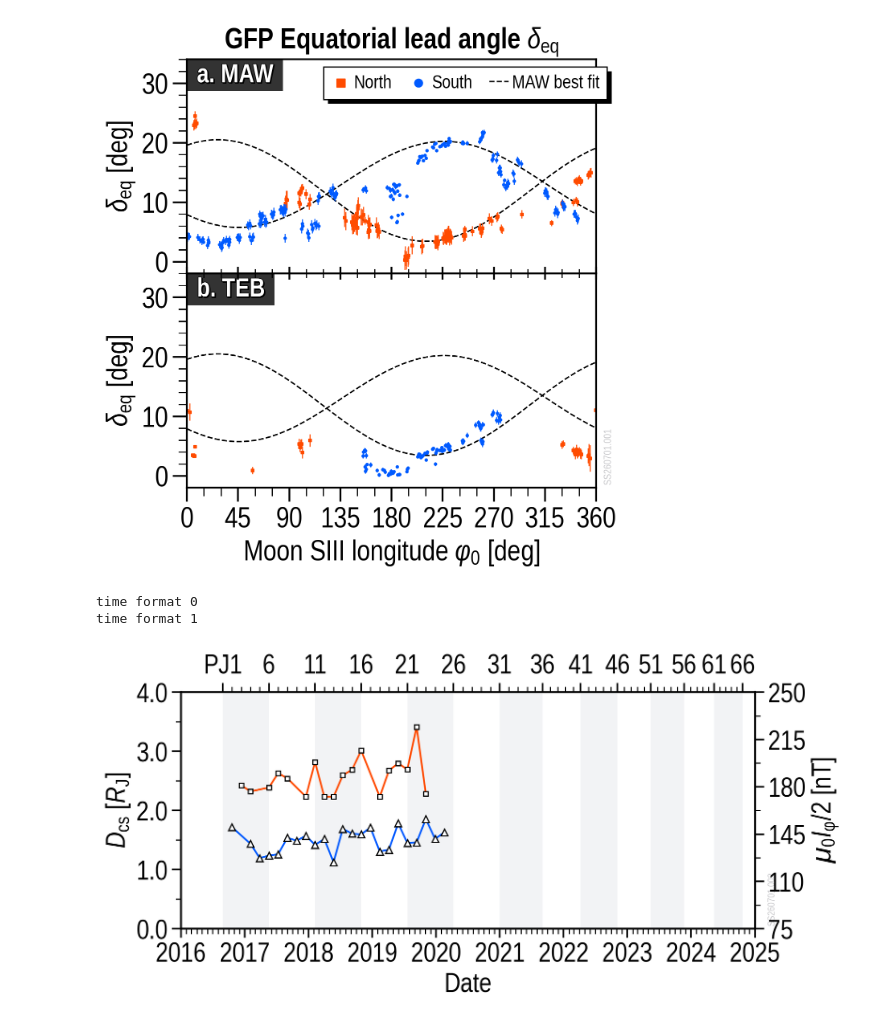
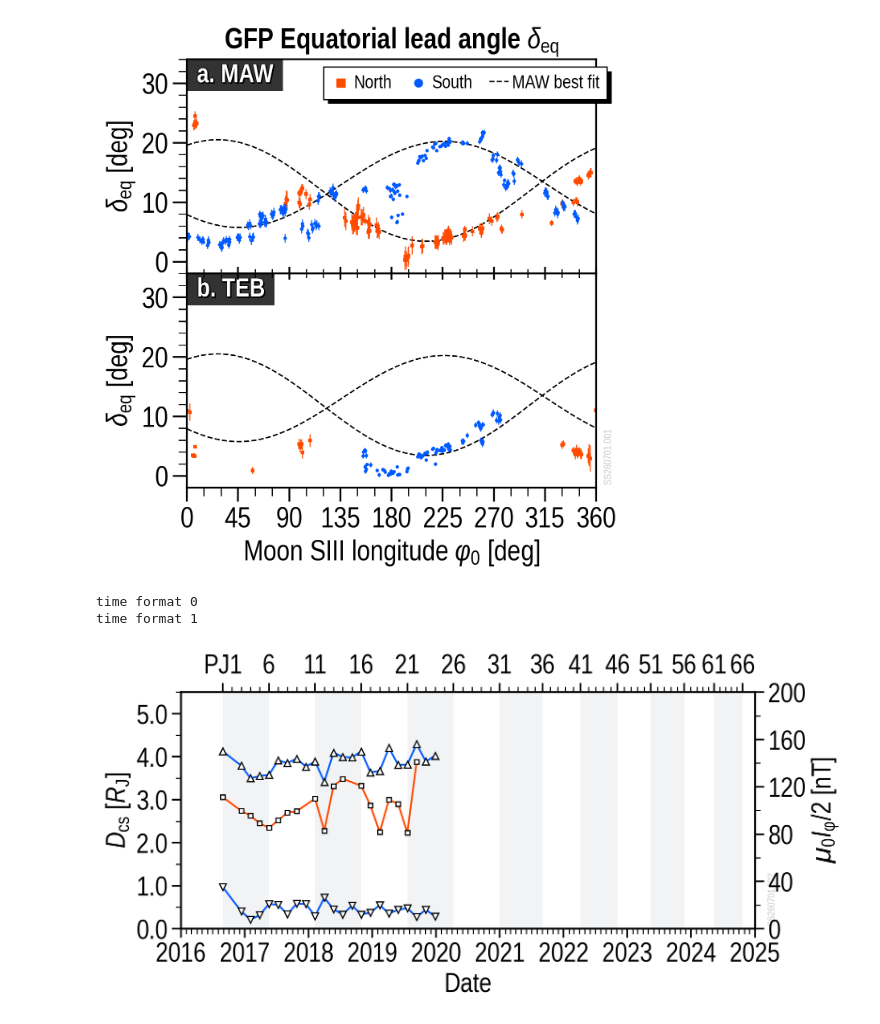
Before and after one commit to ShinnosukeSatoh/Juno_UVS_deimos, a Jupyter notebook: Eqlead_obs_Ga.ipynb, the cells around one changed output. Drawn from its saved outputs; the diff is of its cells as text; code cells hidden in the pictures.

```diff
--- a/Eqlead_obs_Ga.ipynb
+++ b/Eqlead_obs_Ga.ipynb
@@ -387,9 +387,9 @@ ticklabels = F.ax.get_xticklabels()
 ticklabels[0].set_ha('center')
 F.set_yaxis(ax_idx=0,
             label=r'$D_{\rm cs}$ [$R_{\rm J}$]',
-            min=0, max=4,
-            ticks=np.linspace(0, 4, 5),
-            ticklabels=np.linspace(0, 4, 5),
+            min=0, max=5.5,
+            ticks=np.linspace(0, 5, 6),
+            ticklabels=np.linspace(0, 5, 6),
             minor_num=2)
 
 # Disk thickness
@@ -403,9 +403,9 @@ for i in range(len(PJ_LIST)):
     view_TEB = viewingangle(PJ_LIST[i], TARGET_MOON, 'TEB')
     view = np.hstack((view_MAW, view_TEB))
     disk_thickness[i] = np.average(
-        thick_coef_best[select_pj][np.where(view > 30.0)])
+        thick_coef_best[select_pj][np.where(view <= 30.0)])
     selected_time += [spice.et2datetime(
-        np.median(et_fp[select_pj][np.where(view > 30.0)]))]
+        np.median(et_fp[select_pj][np.where(view <= 30.0)]))]
 
 isnan = np.isnan(disk_thickness)
 selected_time = np.array(selected_time, dtype=np.datetime64)
@@ -417,17 +417,17 @@ F.ax.plot(selected_time[~isnan], disk_thickness[~isnan]*3.6,
 # Azimuthal current constant [RJ]
 selected_time = []
 for i in range(con20_pj_idx.size):
-    selected_time += [JUNO_PJ_TIMES[con20_pj_idx[i]]]
+    selected_time += [JUNO_PJ_TIMES[con20_pj_idx[i]-1]]
 Rax = F.ax.twinx()
 Rax.set_ylabel(r'$\mu_0 I_{\rm \varphi}/2$ [nT]')
-Rax.set_ylim(75, 250)
-Rax.set_yticks(np.linspace(75, 250, 6))
+Rax.set_ylim(0, 200)
+Rax.set_yticks(np.linspace(0, 200, 6))
 Rax.yaxis.set_minor_locator(AutoMinorLocator(2))  # minor ticks
 Rax.plot(selected_time, con20_mu_i_tot,
          marker='^', color=UC.blue,
          markeredgecolor='k', markerfacecolor='w',)
-Rax.plot(selected_time, con20_mu_i_tot,
-         marker='^', color=UC.blue,
+Rax.plot(selected_time, con20_mu_i_rho,
+         marker='v', color=UC.blue,
          markeredgecolor='k', markerfacecolor='w',)
 
 # PJ numbers on the top horizontal axis
@@ -436,31 +436,31 @@ PJax.set_xlim(xmin, xmax)
 PJax.set_xticks(JUNO_PJ_TIMES[::5])
 PJax.set_xticklabels(JUNO_PJ_LABELS[::5])
 PJax.xaxis.set_minor_locator(FixedLocator(mdates.date2num(JUNO_PJ_TIMES)))
 PJax.tick_params('y', grid_zorder=-10)
 
 # Shades in each 5 perijove
 F.ax.axvspan(JUNO_PJ_TIMES[0], JUNO_PJ_TIMES[5],
              fc=UC.gray, ec=None, alpha=0.10)
 F.ax.axvspan(JUNO_PJ_TIMES[10], JUNO_PJ_TIMES[15],
              fc=UC.gray, ec=None, alpha=0.10)
 F.ax.axvspan(JUNO_PJ_TIMES[20], JUNO_PJ_TIMES[25],
              fc=UC.gray, ec=None, alpha=0.10)
 F.ax.axvspan(JUNO_PJ_TIMES[30], JUNO_PJ_TIMES[35],
              fc=UC.gray, ec=None, alpha=0.10)
 F.ax.axvspan(JUNO_PJ_TIMES[40], JUNO_PJ_TIMES[45],
              fc=UC.gray, ec=None, alpha=0.10)
 F.ax.axvspan(JUNO_PJ_TIMES[50], JUNO_PJ_TIMES[55],
              fc=UC.gray, ec=None, alpha=0.10)
 F.ax.axvspan(JUNO_PJ_TIMES[60], JUNO_PJ_TIMES[65],
              fc=UC.gray, ec=None, alpha=0.10)
 
 F.manage(ax_idx=1, id=fig_id, color=UC.lightgray)
 
 # F.fig.savefig('MAW_TEB_'+TARGET_MOON+'.pdf', bbox_inches='tight')
 plt.show()
 
 del F
 # %% [output]
 time format 0
 time format 1
-[figure, old version]
+[figure, new version]
```
Also changed, not shown: 4 other files.
